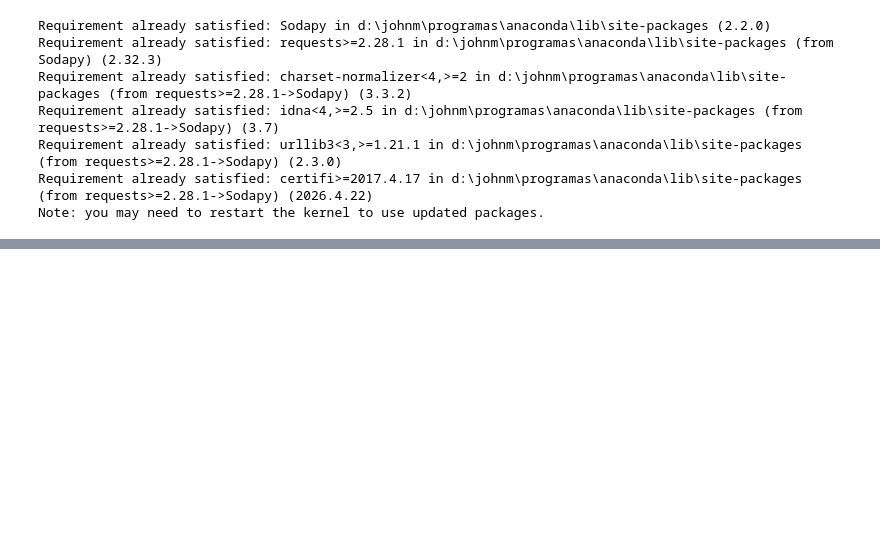
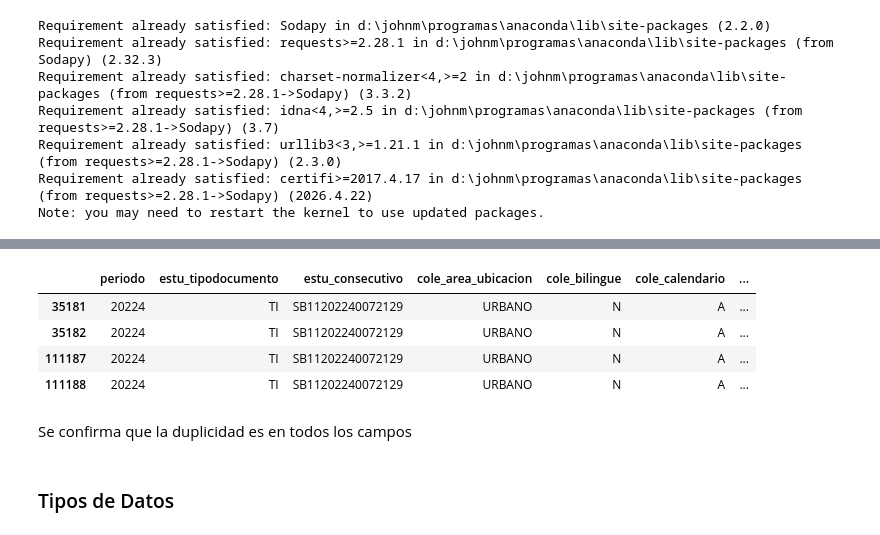
Before and after one commit to kcaicedor/despliegue_icfes, a Jupyter notebook: icfes.ipynb, the cells around one changed output, grey strips where cells are left out. Cells and saved outputs as stored; diff of their text form; code cells hidden in the pictures; blank space fills up the shorter version.

Commit message:
Descarga, Descripcion y calidad del dato

```diff
--- a/icfes.ipynb
+++ b/icfes.ipynb
@@ -61,0 +182,18 @@ print("Total de registros descargados:", len(df))
+# %%
+pd.set_option('display.max_columns', None)
+
+df_duplicados = df[
+    df.duplicated(keep=False)
+]
+
+display(df_duplicados[df_duplicados['estu_consecutivo']=='SB11202240072129'])
+# %% [output]
+|  | periodo | estu_tipodocumento | estu_consecutivo | cole_area_ubicacion | cole_bilingue | cole_calendario | ... |
+| 35181 | 20224 | TI | SB11202240072129 | URBANO | N | A | ... |
+| 35182 | 20224 | TI | SB11202240072129 | URBANO | N | A | ... |
+| 111187 | 20224 | TI | SB11202240072129 | URBANO | N | A | ... |
+| 111188 | 20224 | TI | SB11202240072129 | URBANO | N | A | ... |
+# %% [markdown]
+Se confirma que la duplicidad es en todos los campos
+# %% [markdown]
+### Tipos de Datos
```
Also changed, not shown: parts of 21 cells of this notebook.
